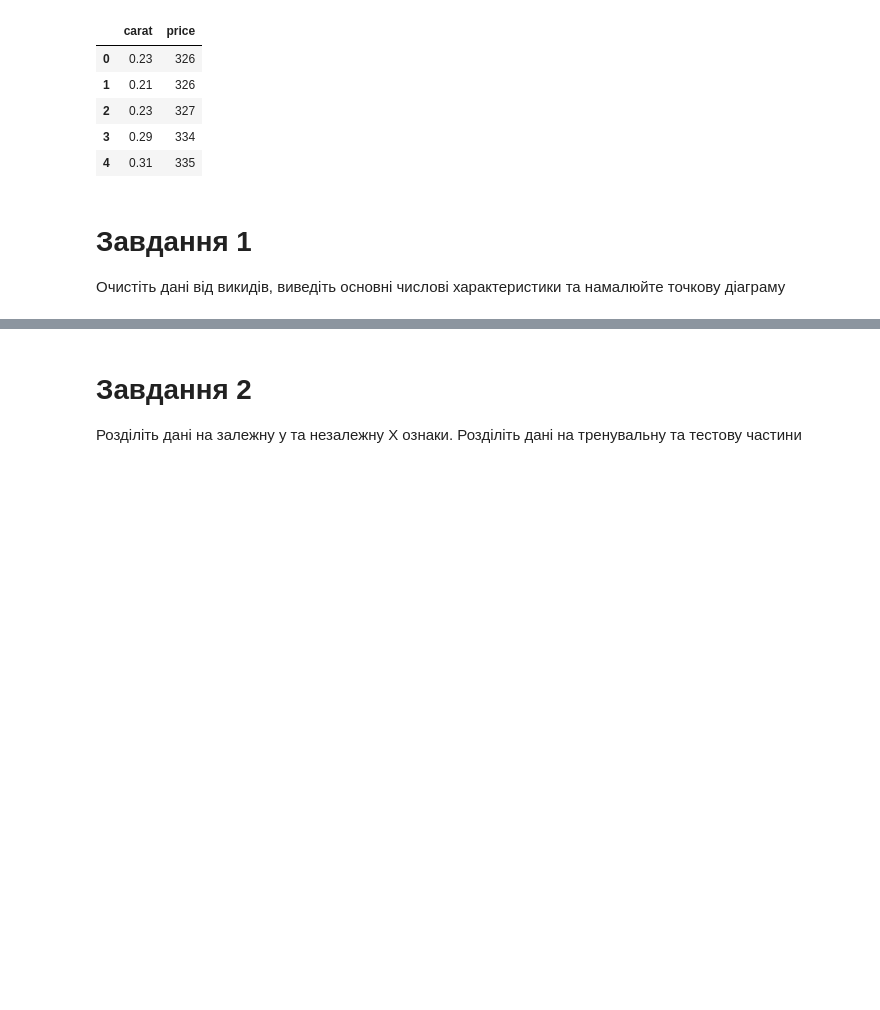
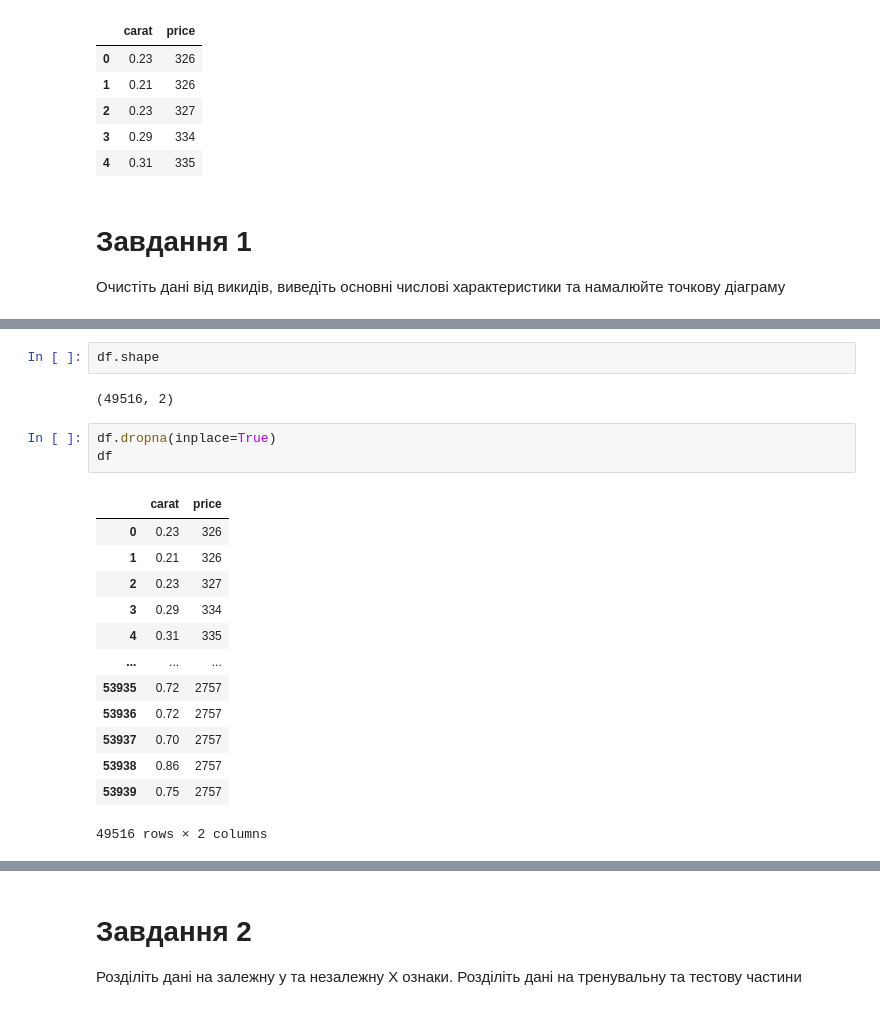
Before and after one commit to IrynaBarnych/AI6, a Jupyter notebook: module3/ДЗ_6.ipynb, the cells around one changed output, grey strips where cells are left out. Saved outputs shown, nothing was run; the diff lists cells and outputs as text; blank space fills up the shorter version.

```diff
--- a/module3/ДЗ_6.ipynb
+++ b/module3/ДЗ_6.ipynb
@@ -20,0 +54,21 @@ df.head()
+# %%
+df.shape
+# %% [output]
+(49516, 2)
+# %%
+df.dropna(inplace=True)
+df
+# %% [output]
+|  | carat | price |
+| 0 | 0.23 | 326 |
+| 1 | 0.21 | 326 |
+| 2 | 0.23 | 327 |
+| 3 | 0.29 | 334 |
+| 4 | 0.31 | 335 |
+| ... | ... | ... |
+| 53935 | 0.72 | 2757 |
+| 53936 | 0.72 | 2757 |
+| 53937 | 0.70 | 2757 |
+| 53938 | 0.86 | 2757 |
+| 53939 | 0.75 | 2757 |
+49516 rows × 2 columns
```
Also changed, not shown: parts of 13 cells of this notebook.
